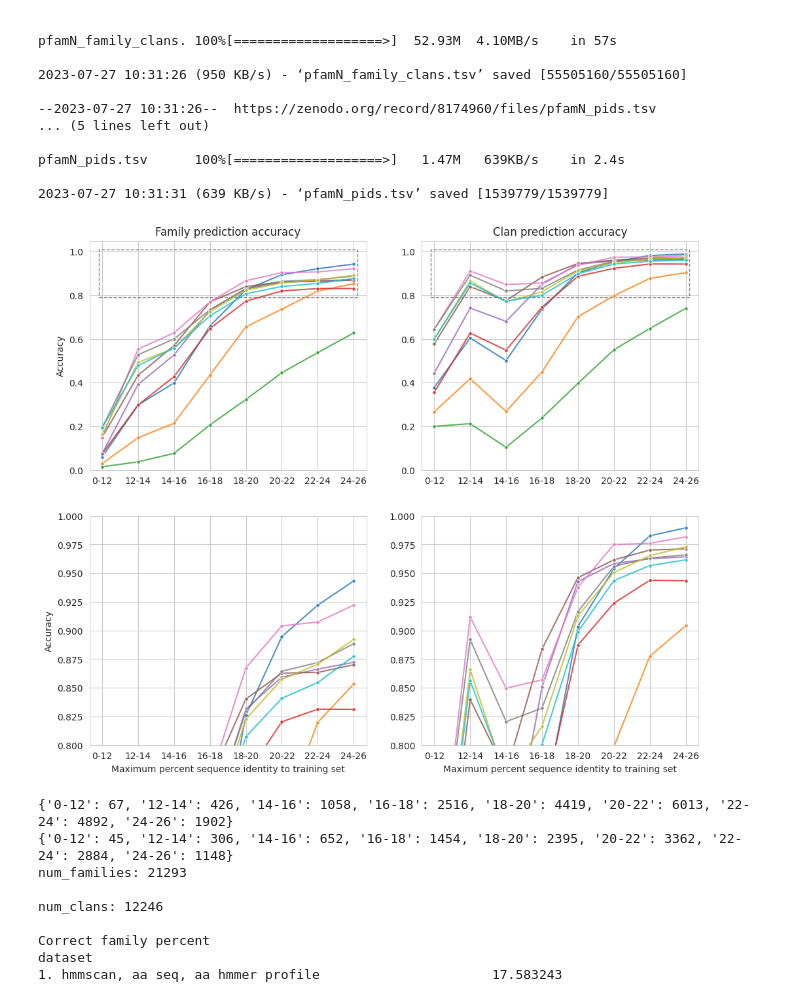
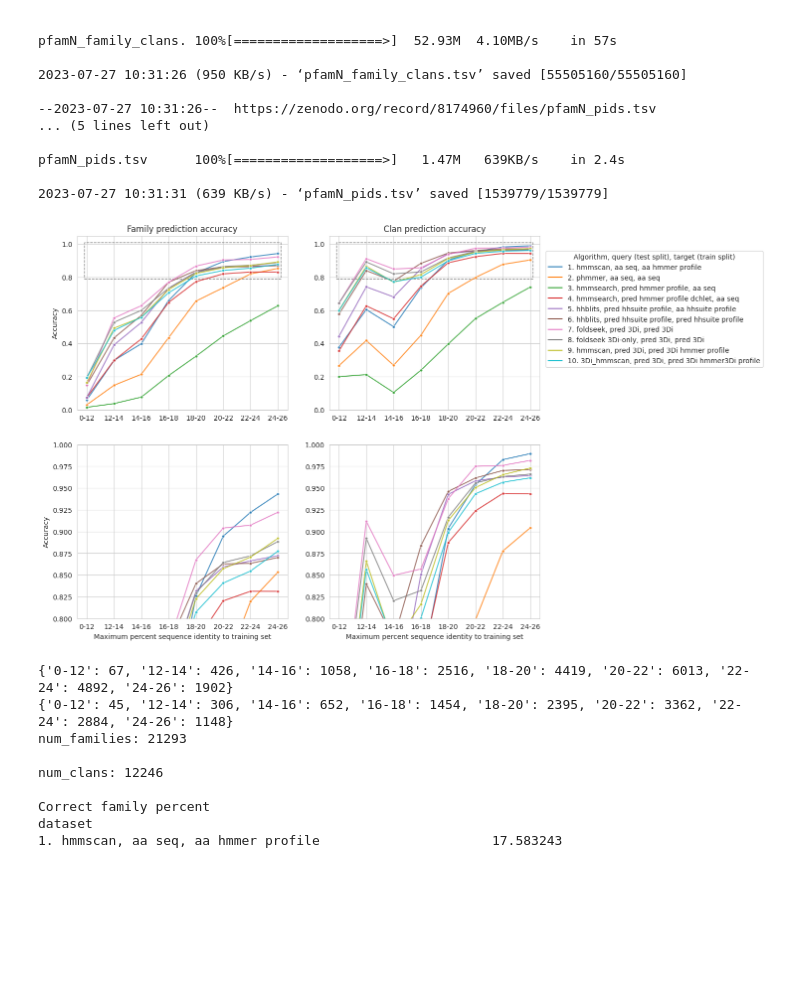
Before and after one commit to seanrjohnson/esmologs, a Jupyter notebook: notebooks/Data_analysis.ipynb, the cells around one changed output. Cells and saved outputs as stored; diff of their text form; code cells hidden in the pictures; blank space fills up the shorter version.

Commit message:
add legend

```diff
--- a/notebooks/Data_analysis.ipynb
+++ b/notebooks/Data_analysis.ipynb
@@ -144,37 +144,37 @@ ax.set_ylabel("Accuracy")
 ax.set_title("Family prediction accuracy")
 ax.set_xlabel(None)
 rect = Rectangle((-0.1,0.79), 7.2, 0.22, angle=0, linestyle = 'dashed', facecolor = 'None', edgecolor="grey", clip_on=False)
 ax.add_patch(rect)
 
 ax = sns.lineplot(x="pid_bin", y="accuracy", hue='dataset', marker="o", markersize=4, linewidth=1.5, data=family_accuracies, hue_order=hue_order, alpha=0.8, ax=axes[1,0], legend=False)
 ax.set_ylim([0.8, 1])
 ax.set_xlabel("Maximum percent sequence identity to training set")
 ax.set_ylabel("Accuracy")
 #ax.set_title("Family prediction accuracy")
 
 
 sns.set_style("whitegrid")
 #plt.figure(figsize=(8,15))
 ax = sns.lineplot(x="pid_bin", y="accuracy", hue='dataset', marker="o", markersize=4, linewidth=1.5, data=clan_accuracies, hue_order=hue_order, alpha=0.8, ax=axes[0,1], legend=False)
 ax.set_ylim([0, 1.05])
 #ax.set_xlabel("Maximum percent sequence identity to training set")
 ax.set_ylabel("")
 ax.set_xlabel(None)
 ax.set_title("Clan prediction accuracy")
 rect = Rectangle((-0.1,0.79), 7.2, 0.22, angle=0, linestyle = 'dashed', facecolor = 'None', edgecolor="grey", clip_on=False)
 ax.add_patch(rect)
 
-ax = sns.lineplot(x="pid_bin", y="accuracy", hue='dataset', marker="o", markersize=4, linewidth=1.5, data=clan_accuracies, hue_order=hue_order, alpha=0.8, ax=axes[1,1], legend=False)
+ax = sns.lineplot(x="pid_bin", y="accuracy", hue='dataset', marker="o", markersize=4, linewidth=1.5, data=clan_accuracies, hue_order=hue_order, alpha=0.8, ax=axes[1,1])
 ax.set_ylim([0.8, 1])
 ax.set_xlabel("Maximum percent sequence identity to training set")
 ax.set_ylabel("")
 #ax.set_title("Clan prediction accuracy")
-
-#fig.legend(bbox_to_anchor=(1.05, 1), loc=2, borderaxespad=0., fontsize=10, title="Algorithm, query (test split), target (train split)")
+ax.get_legend().remove()
+fig.legend(bbox_to_anchor=(0.91, 0.85), loc=2, borderaxespad=0., fontsize=10, title="Algorithm, query (test split), target (train split)")
 #fig.savefig("accuracy_vs_pid_bin.png", bbox_inches='tight', dpi=300)
 fig.show()
 # %% [output]
-[figure, old version]
+[figure, new version]
 # %%
 #@title summary statistics
 print(family_pid_bin_sizes)
```
